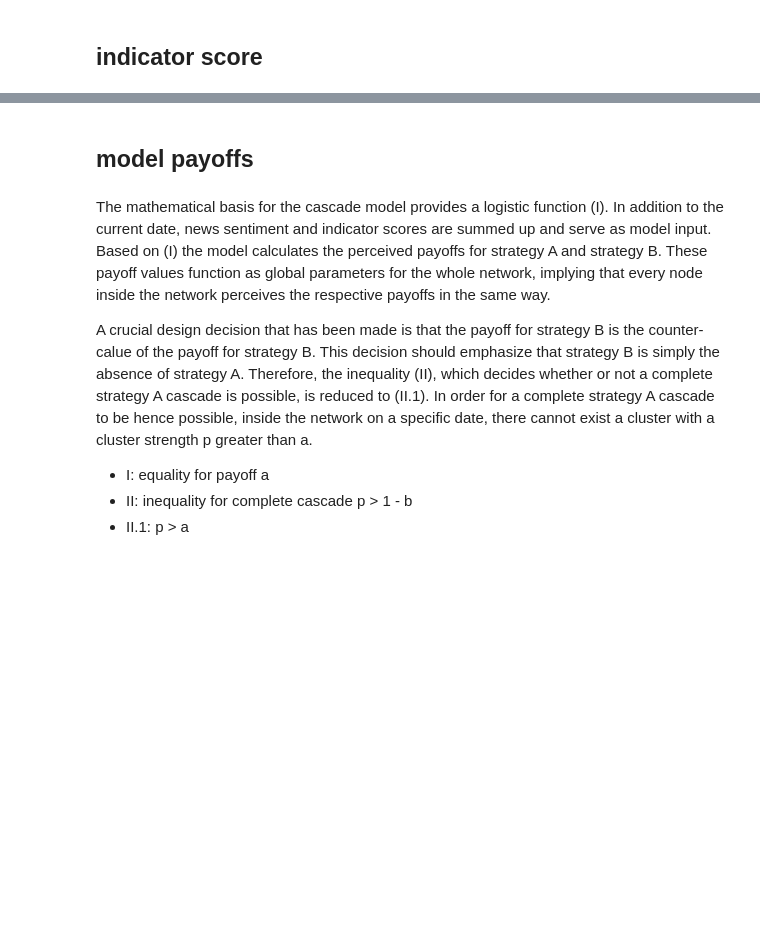
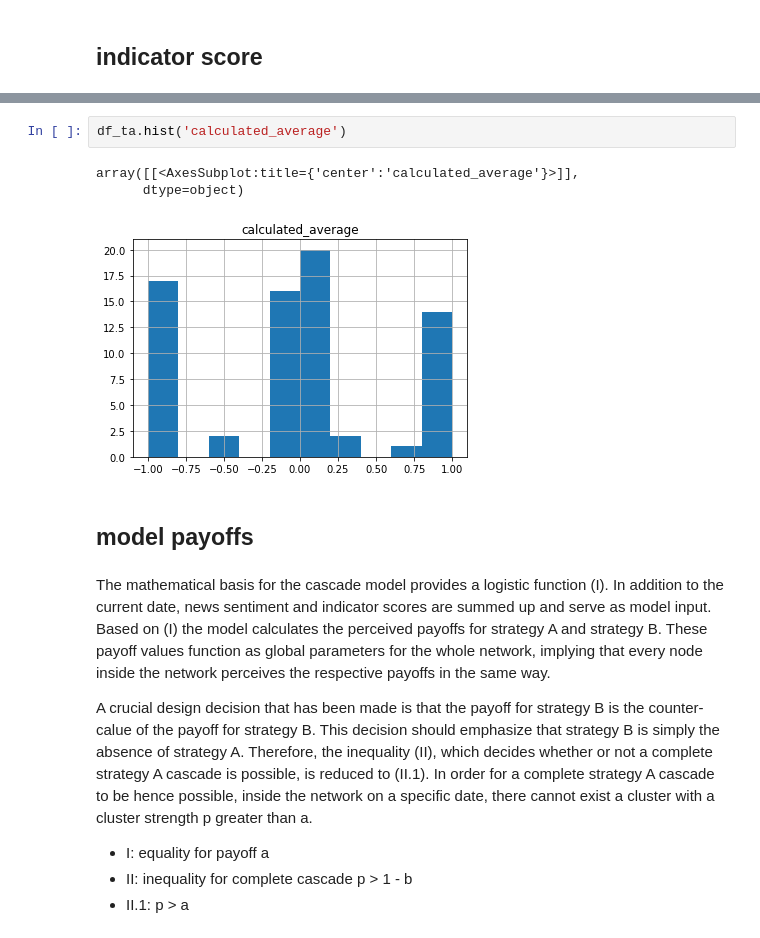
Before and after one commit to christianschwendner/coins_2122, a Jupyter notebook: Model/Model.ipynb, the cells around one changed output, grey strips where cells are left out. Saved outputs shown, nothing was run; the diff lists cells and outputs as text; blank space fills up the shorter version.

```diff
--- a/Model/Model.ipynb
+++ b/Model/Model.ipynb
@@ -393,3 +393,9 @@ df_ta.describe()
+# %%
+df_ta.hist('calculated_average')
+# %% [output]
+array([[<AxesSubplot:title={'center':'calculated_average'}>]],
+      dtype=object)
+[figure, added]
 # %% [markdown]
 ## model payoffs
 # %% [markdown]
```
Also changed, not shown: parts of 23 cells of this notebook.
